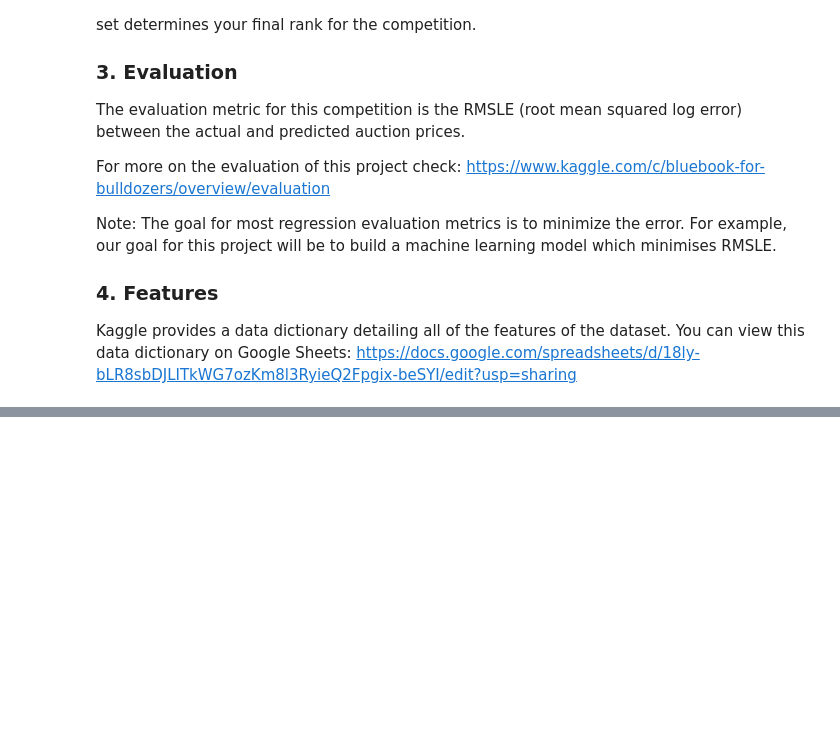
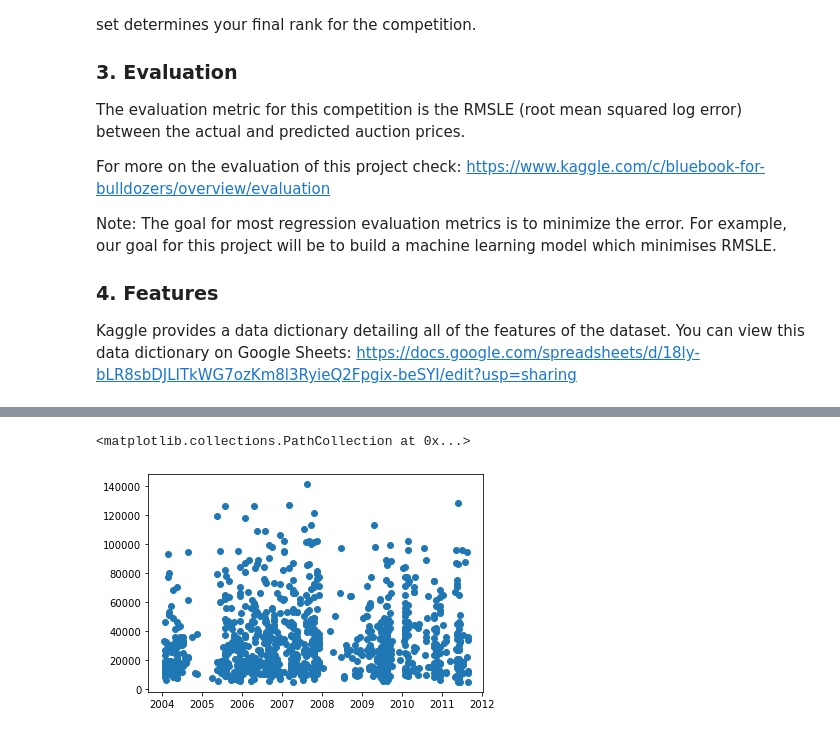
Before and after one commit to mayurvarma14/ml-bulldozer-price-prediction, a Jupyter notebook: bulldozer-price-prediction.ipynb, the cells around one changed output, grey strips where cells are left out. Drawn from its saved outputs; the diff is of its cells as text; code cells hidden in the pictures; blank space fills up the shorter version.

```diff
--- a/bulldozer-price-prediction.ipynb
+++ b/bulldozer-price-prediction.ipynb
@@ -28,0 +123,4 @@ import sklearn
+# %%
+#Parse dates
+#Import data with date parsed
+df = pd.read_csv("TrainAndValid.csv",low_memory=False,parse_dates=["saledate"])
@@ -28,0 +131,6 @@ import sklearn
+# %%
+fig, ax = plt.subplots()
+ax.scatter(df["saledate"][:1000], df["SalePrice"][:1000])
+# %% [output]
+<matplotlib.collections.PathCollection at 0x...>
+[figure, added]
```
Also changed, not shown: parts of 70 cells of this notebook, 4 other files.
